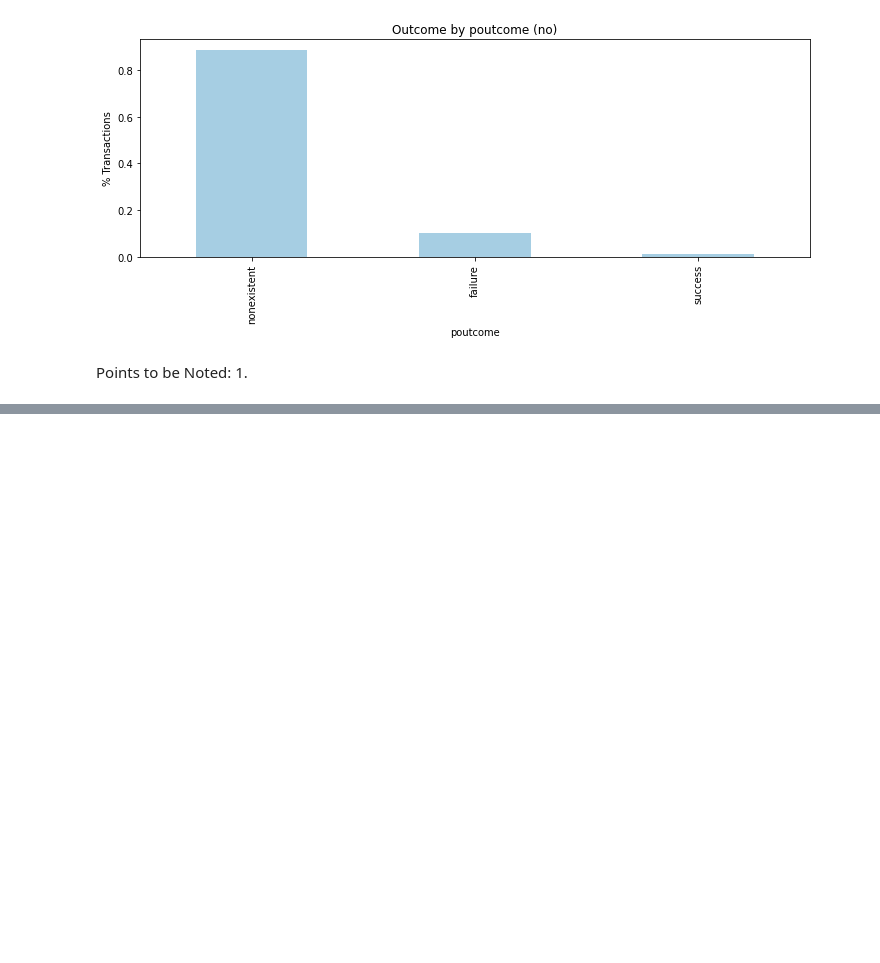
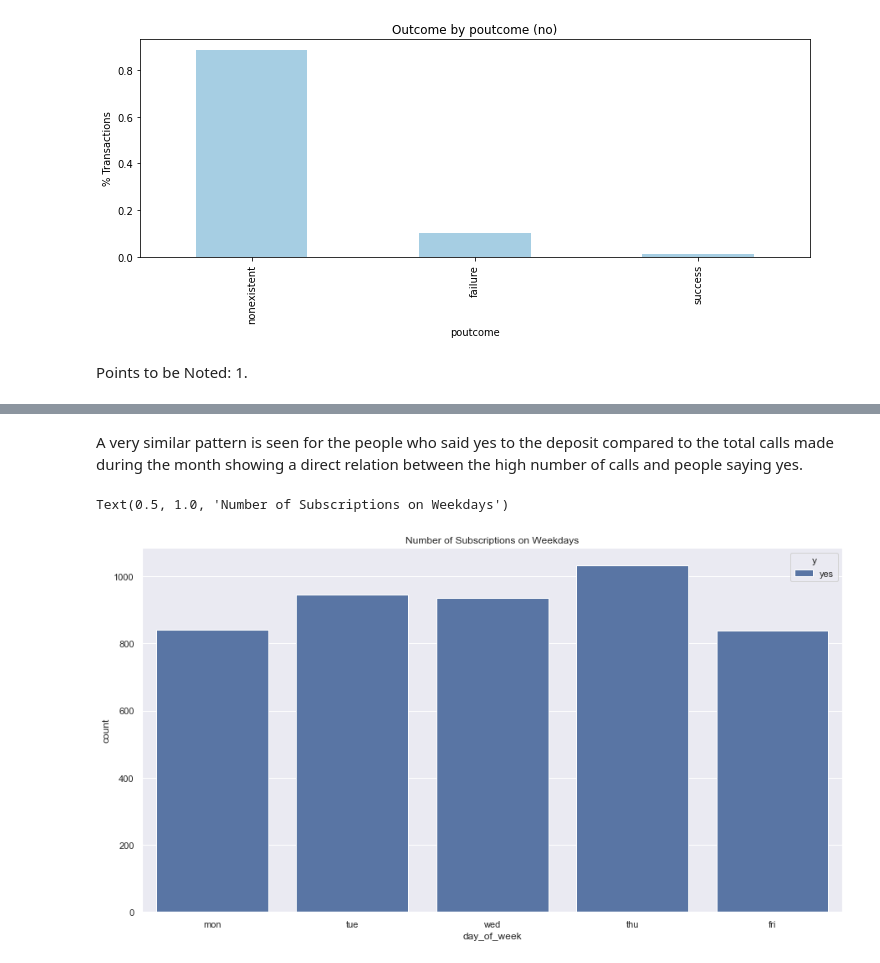
Before and after one commit to taimoorRazi/Bank-Marketing-Project, a Jupyter notebook: Week 10/EDA.ipynb, the cells around one changed output, grey strips where cells are left out. Drawn from its saved outputs; the diff is of its cells as text; code cells hidden in the pictures; blank space fills up the shorter version.

```diff
--- a/Week 10/EDA.ipynb
+++ b/Week 10/EDA.ipynb
@@ -877,0 +929,9 @@ Points to be Noted:
+# %% [markdown]
+A very similar pattern is seen for the people who said yes to the deposit compared to the total calls made during the month showing a direct relation between the high number of calls and people saying yes.
+# %%
+sns.countplot(x='day_of_week', data= b, hue='y')
+sns.set(rc = {'figure.figsize':(7,8)})
+plt.title("Number of Subscriptions on Weekdays")
+# %% [output]
+Text(0.5, 1.0, 'Number of Subscriptions on Weekdays')
+[figure, added]
```
Also changed, not shown: parts of 12 cells of this notebook, 5 other files.
